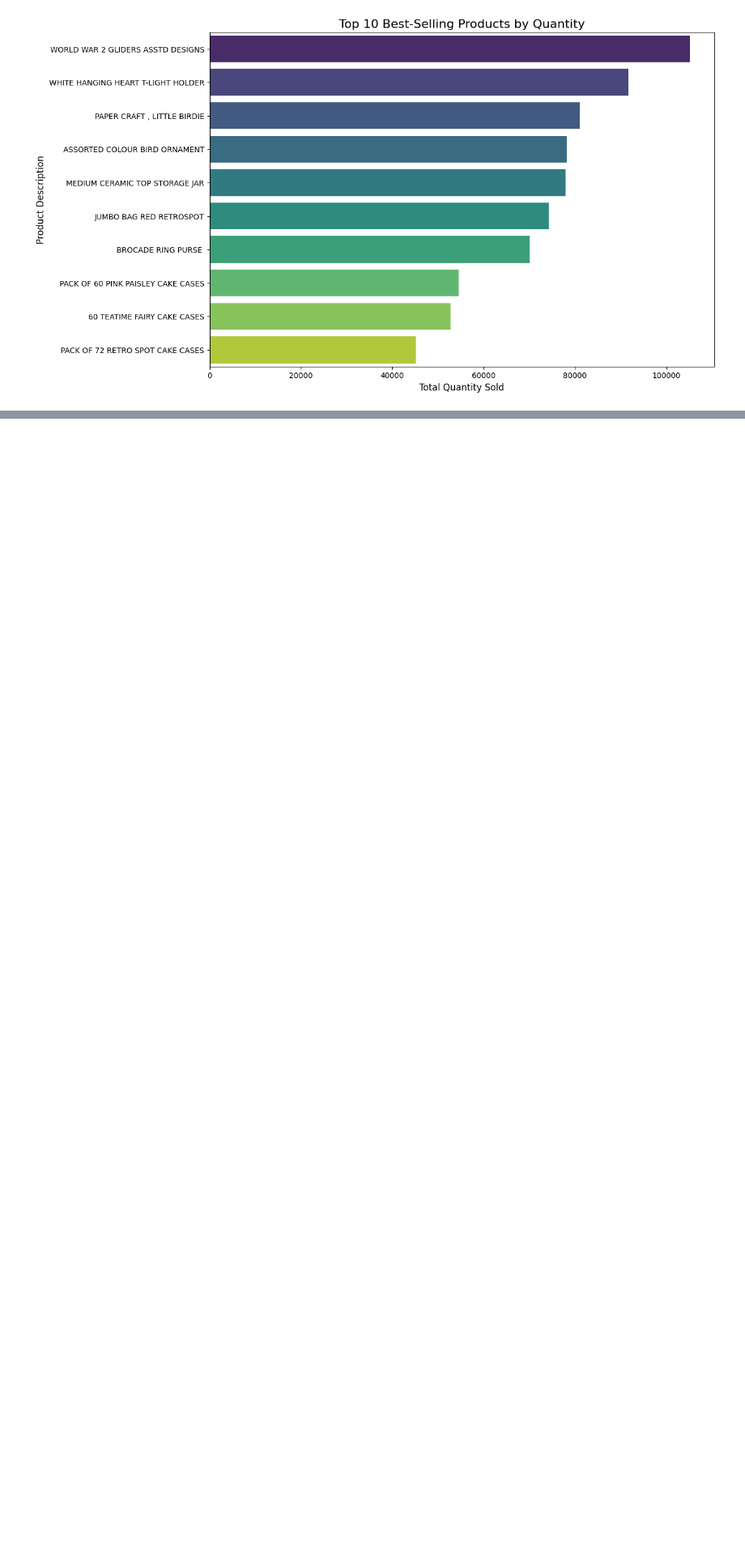
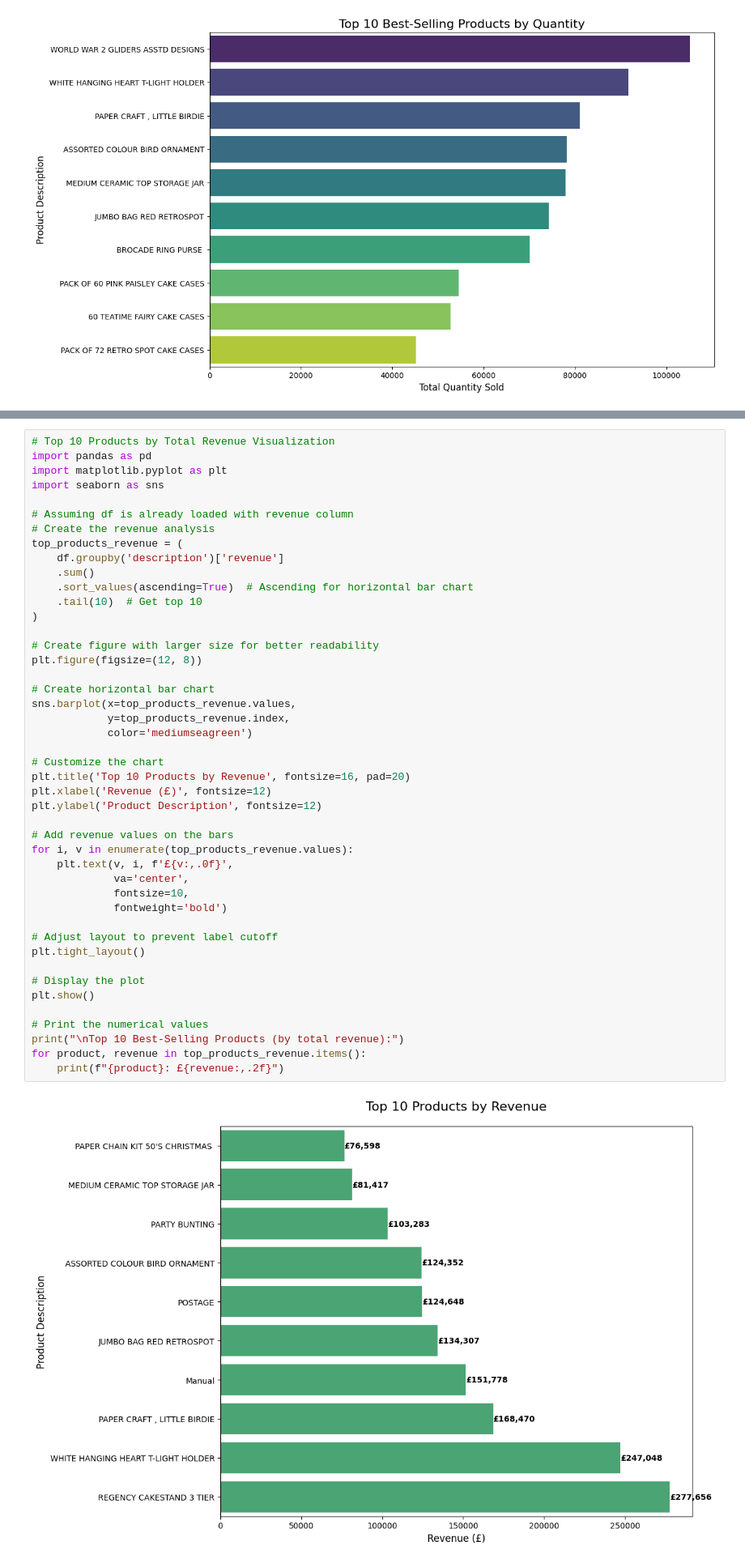
Before and after one commit to Chathura0607/Retail_Mind, a Jupyter notebook: data_cleaning.ipynb, the cells around one changed output, grey strips where cells are left out. Shown at 81% size. Saved outputs shown, nothing was run; the diff lists cells and outputs as text; blank space fills up the shorter version.

```diff
--- a/data_cleaning.ipynb
+++ b/data_cleaning.ipynb
@@ -153,0 +227,47 @@ Passing `palette` without assigning `hue` is deprecated and will be removed in v
+# %%
+# Top 10 Products by Total Revenue Visualization
+import pandas as pd
+import matplotlib.pyplot as plt
+import seaborn as sns
+
+# Assuming df is already loaded with revenue column
+# Create the revenue analysis
+top_products_revenue = (
+    df.groupby('description')['revenue']
+    .sum()
+    .sort_values(ascending=True)  # Ascending for horizontal bar chart
+    .tail(10)  # Get top 10
+)
+
+# Create figure with larger size for better readability
+plt.figure(figsize=(12, 8))
+
+# Create horizontal bar chart
+sns.barplot(x=top_products_revenue.values,
+            y=top_products_revenue.index,
+            color='mediumseagreen')
+
+# Customize the chart
+plt.title('Top 10 Products by Revenue', fontsize=16, pad=20)
+plt.xlabel('Revenue (£)', fontsize=12)
+plt.ylabel('Product Description', fontsize=12)
+
+# Add revenue values on the bars
+for i, v in enumerate(top_products_revenue.values):
+    plt.text(v, i, f'£{v:,.0f}',
+             va='center',
+             fontsize=10,
+             fontweight='bold')
+
+# Adjust layout to prevent label cutoff
+plt.tight_layout()
+
+# Display the plot
+plt.show()
+
+# Print the numerical values
+print("\nTop 10 Best-Selling Products (by total revenue):")
+for product, revenue in top_products_revenue.items():
+    print(f"{product}: £{revenue:,.2f}")
+# %% [output]
+[figure, added]
```
Also changed, not shown: parts of 27 cells of this notebook.
